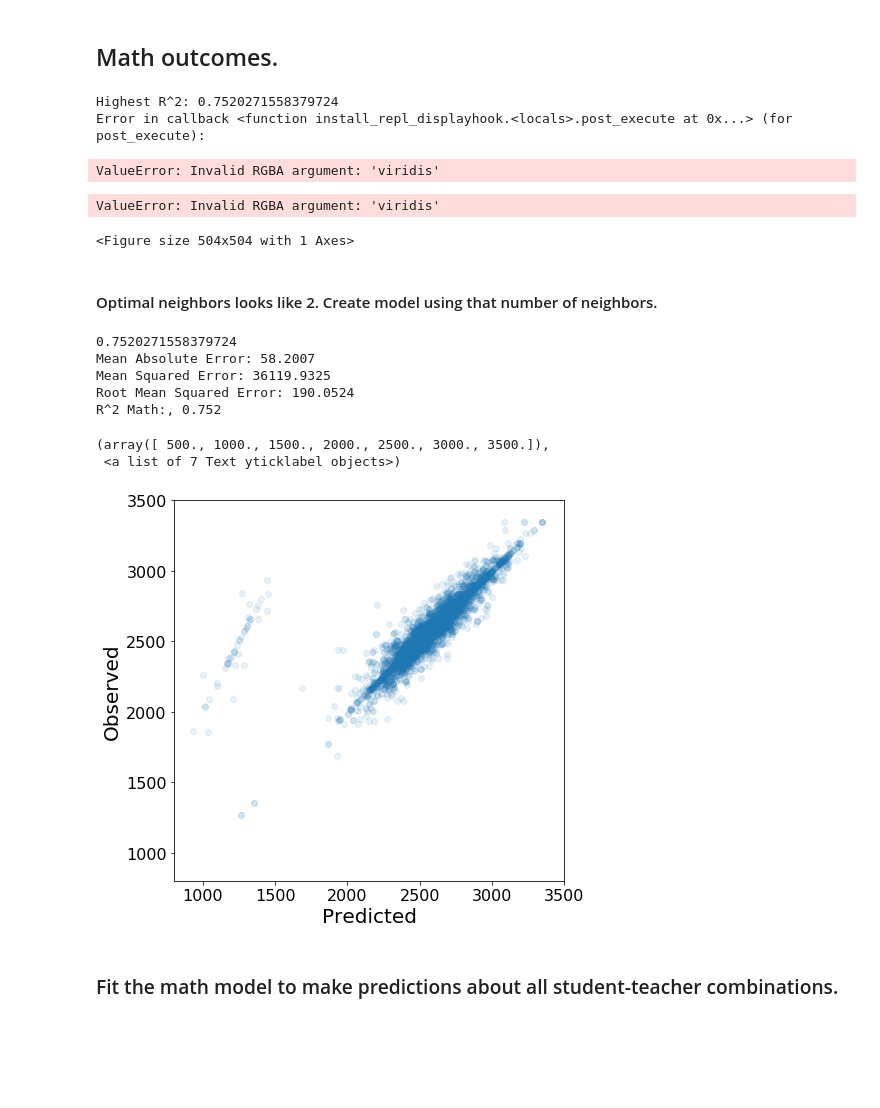
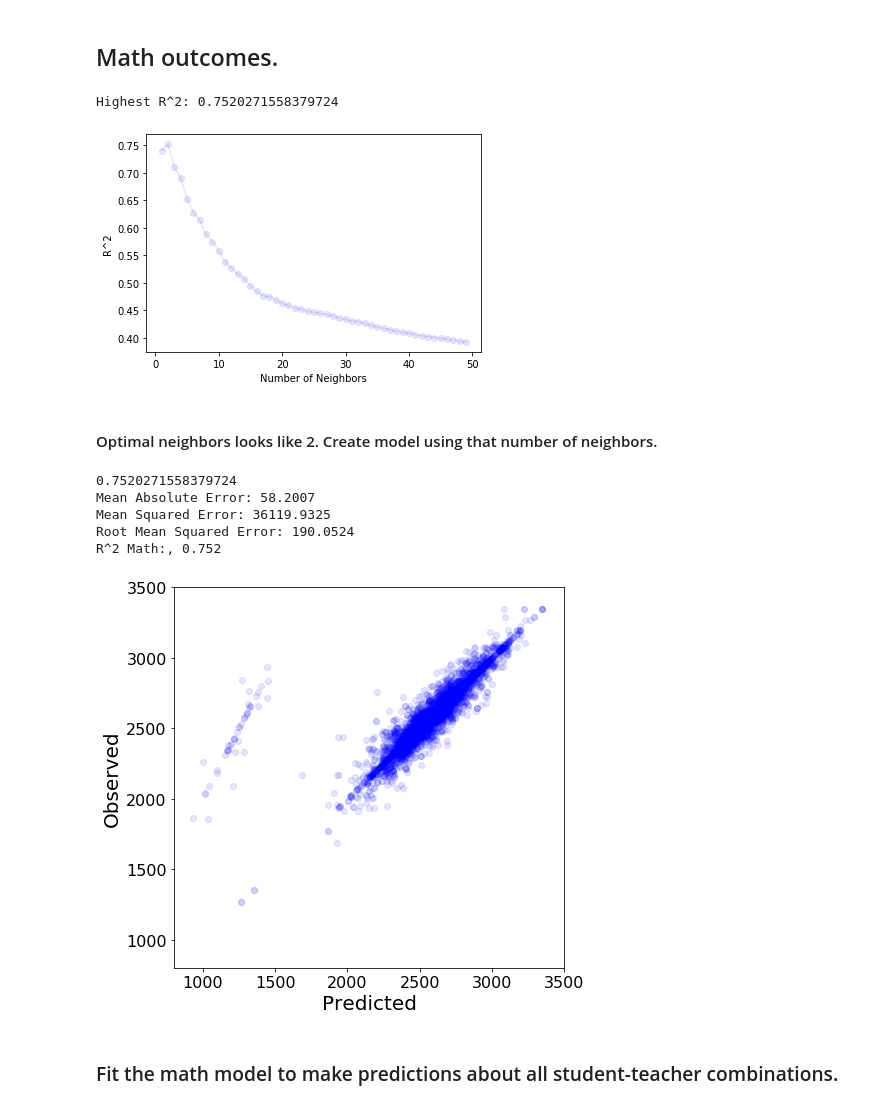
Before and after one commit to david-j-cox/GlimpseK12, a Jupyter notebook: Notebooks/PredictionsTopContModels.ipynb, the cells around one changed output. Saved outputs shown, nothing was run; the diff lists cells and outputs as text; code cells hidden in the pictures; blank space fills up the shorter version.

```diff
--- a/Notebooks/PredictionsTopContModels.ipynb
+++ b/Notebooks/PredictionsTopContModels.ipynb
@@ -43,4 +43,14 @@ def lin_metrics(x, y):
     print('Mean Squared Error:', round(metrics.mean_squared_error(x, y), 4))
     print('Root Mean Squared Error:', round(np.sqrt(metrics.mean_squared_error(x, y)), 4))
     print('R^2 Math:,', round(r2_score(y_test, y_pred), 4))
+
+def scat_plot(x, y, xmin, xmax, ymin, ymax):
+    plt.figure(figsize=(7, 7))
+    plt.scatter(x, y, color='blue', alpha=0.1)
+    plt.xlim(xmin, xmax)
+    plt.ylim(xmin, xmax)
+    plt.xlabel('Predicted', fontsize=20)
+    plt.ylabel('Observed', fontsize=20)
+    plt.xticks(fontsize=16)
+    plt.yticks(fontsize=16)
 # %% [markdown]
@@ -115,44 +122,33 @@ for i in neighbors:
     y_pred = neigh.predict(X_test)
     score = r2_score(y_test, y_pred)
     r2_vals.append(score)
-plt.plot(neighbors, r2_vals, marker='o', cmap='viridis', alpha=0.1)
+plt.plot(neighbors, r2_vals, marker='o', color='blue', alpha=0.1)
 plt.xlabel('Number of Neighbors')
 plt.ylabel('R^2')
 print("Highest R^2:", max(r2_vals))
 # %% [output]
 Highest R^2: 0.7520271558379724
-Error in callback <function install_repl_displayhook.<locals>.post_execute at 0x...> (for post_execute):
-ValueError: Invalid RGBA argument: 'viridis'
-ValueError: Invalid RGBA argument: 'viridis'
-<Figure size 504x504 with 1 Axes>
+[figure, added]
 # %% [markdown]
 #### Optimal neighbors looks like 2. Create model using that number of neighbors.
 # %%
 from sklearn.neighbors import KNeighborsRegressor
 # Make sure we identified the right number of neighbors.
 X_train, X_test, y_train, y_test = train_test_split(mostFeats_pred, mostFeats_MathOutc, test_size=0.20, random_state=649)
 math_neigh = KNeighborsRegressor(n_neighbors=2)
 math_neigh_fit = math_neigh.fit(X_train, y_train)
 y_pred = math_neigh.predict(X_test)
 score = r2_score(y_test, y_pred)
 print(score) # should be 0.752271558379724
 lin_metrics(y_pred, y_test)
-plt.scatter(y_pred, y_test, cmap='viridis', alpha=0.1)
-plt.xlim(800, 3500)
-plt.ylim(800, 3500)
-plt.xlabel('Predicted', fontsize=20)
-plt.ylabel('Observed', fontsize=20)
-plt.xticks(fontsize=16)
-plt.yticks(fontsize=16)
+scat_plot(y_pred, y_test, xmin=800, xmax=3500, ymin=800, ymax=3500)
 # %% [output]
 0.7520271558379724
 Mean Absolute Error: 58.2007
 Mean Squared Error: 36119.9325
 Root Mean Squared Error: 190.0524
 R^2 Math:, 0.752
-(array([ 500., 1000., 1500., 2000., 2500., 3000., 3500.]),
- <a list of 7 Text yticklabel objects>)
-[figure, old version]
+[figure, new version]
 # %%
 # Train final math model
 math_neigh_final = math_neigh.fit(mostFeats_pred, mostFeats_MathOutc)
```
Also changed, not shown: parts of 8 cells of this notebook.
